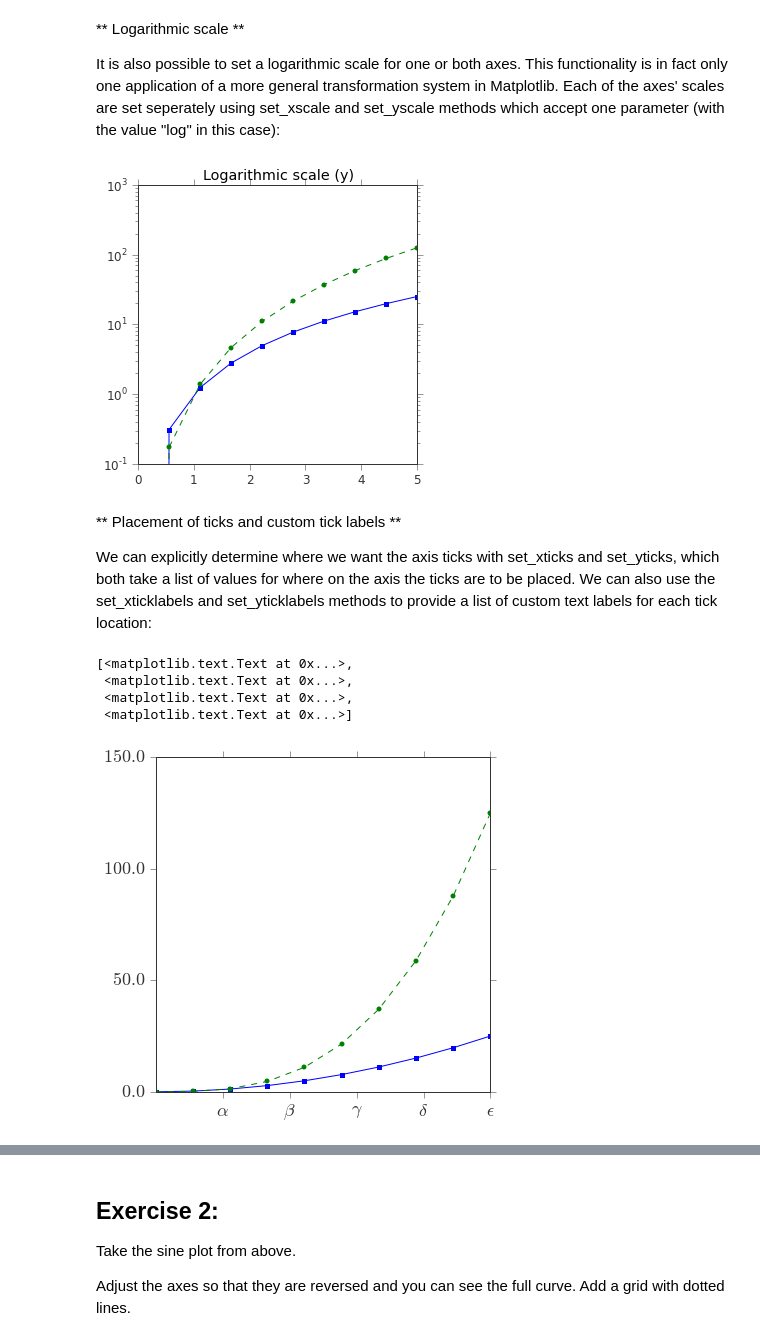
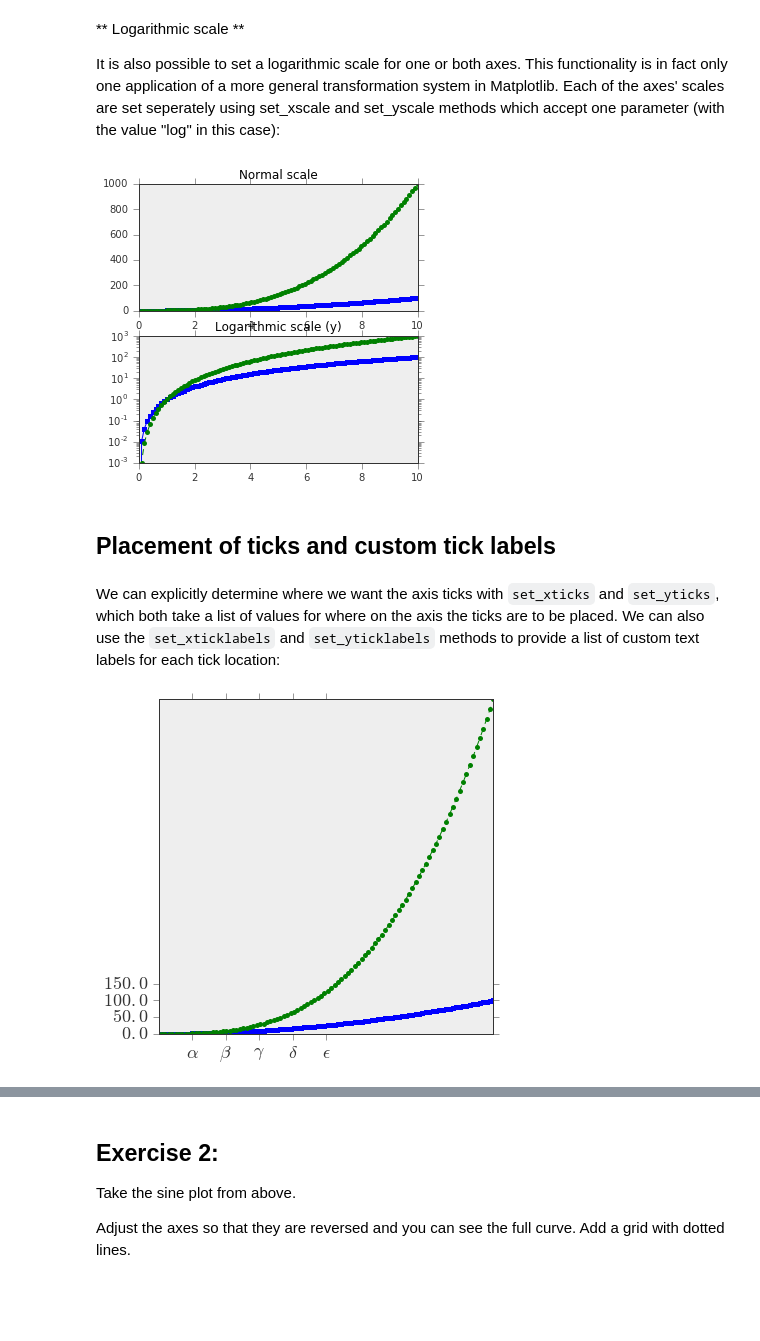
Before and after one commit to yanxiali/scicoder-2016, a Jupyter notebook: Jupyter Notebooks/Intro to Matplotlib.ipynb, the cells around one changed output, grey strips where cells are left out. Cells and saved outputs as stored; diff of their text form; code cells hidden in the pictures; blank space fills up the shorter version.

```diff
--- a/Jupyter Notebooks/Intro to Matplotlib.ipynb
+++ b/Jupyter Notebooks/Intro to Matplotlib.ipynb
@@ -199,0 +175,7 @@ fig.savefig("filename.pdf")
+# %%
+# Update the matplotlib configuration parameters
+matplotlib.rcParams['font.size'] = 18
+matplotlib.rcParams['font.family'] = 'serif'
+
+# Another font option (and another way to update the rcParams)
+#matplotlib.rcParams.update({'font.size': 18, 'font.family': 'STIXGeneral', 'mathtext.fontset': 'stix'})
@@ -199,0 +192,4 @@ fig.savefig("filename.pdf")
+# %%
+# And this restore the default from before
+matplotlib.rcParams.update(old_rcparams)
+#matplotlib.rcParams.update({'font.size': 12, 'font.family': 'sans', 'text.usetex': False})
@@ -206,0 +259,5 @@ y = np.sin(x)
+# %%
+ax.set_title('An OO-built plot!')
+ax.set_xlabel('x axis')
+ax.set_ylabel('y axis')
+# note that you *don't* see the figure when you run this
@@ -206,0 +277,4 @@ y = np.sin(x)
+# %%
+ax.title.set_fontsize(28)
+
+fig
@@ -235,30 +332,33 @@ ax.set_title("default axes ranges")
 
 It is also possible to set a logarithmic scale for one or both axes. This functionality is in fact only one application of a more general transformation system in Matplotlib. Each of the axes' scales are set seperately using set_xscale and set_yscale methods which accept one parameter (with the value "log" in this case):
 # %%
-fig, ax = plt.subplots(figsize=(5,5))
+def do_plotting_log(ax):
+    ax.plot(x, x**2, 'b-',marker='s', label=r"$y = \alpha^2$")
+    ax.plot(x, x**3, 'g--',marker='o', label=r"$y = \alpha^3$")
 
-#ax.plot(x, x**2, x, exp(x))
-#ax.set_title("Normal scale")
+fig, (ax1 ,ax2) = plt.subplots(2, figsize=(5,5))
 
-ax.plot(x, x**2, 'b-',marker='s', label=r"$y = \alpha^2$")
-ax.plot(x, x**3, 'g--',marker='o', label=r"$y = \alpha^3$")
-ax.set_yscale("log")
-ax.set_title("Logarithmic scale (y)");
+do_plotting_log(ax1)
+ax1.set_title("Normal scale")
+
+
+do_plotting_log(ax2)
+ax2.set_yscale("log")
+ax2.set_title("Logarithmic scale (y)");
 # %% [output]
-[figure, old version]
+[figure, new version]
+# %% [markdown]
+## Placement of ticks and custom tick labels
 # %% [markdown]
-** Placement of ticks and custom tick labels **
-
 We can explicitly determine where we want the axis ticks with
-set_xticks and set_yticks, which both take a list of values for
+`set_xticks` and `set_yticks`, which both take a list of values for
 where on the axis the ticks are to be placed. We can also use the
-set_xticklabels and set_yticklabels methods to provide a list of
+`set_xticklabels` and `set_yticklabels` methods to provide a list of
 custom text labels for each tick location:
 # %%
 fig, ax = plt.subplots(figsize=(6,6))
 
-ax.plot(x, x**2, 'b-',marker='s', label=r"$y = \alpha^2$")
-ax.plot(x, x**3, 'g--',marker='o', label=r"$y = \alpha^3$")
+do_plotting_log(ax)
 
 ax.set_xticks([1, 2, 3, 4, 5])
 ax.set_xticklabels([r'$\alpha$', r'$\beta$', r'$\gamma$', r'$\delta$', r'$\epsilon$'], fontsize=18)
@@ -267,9 +367,5 @@ yticks = [0, 50, 100, 150]
 ax.set_yticks(yticks)
 ax.set_yticklabels(["$%.1f$" % y for y in yticks], fontsize=18); # use LaTeX formatted labels
 # %% [output]
-[<matplotlib.text.Text at 0x...>,
- <matplotlib.text.Text at 0x...>,
- <matplotlib.text.Text at 0x...>,
- <matplotlib.text.Text at 0x...>]
-[figure, old version]
+[figure, new version]
 # %% [markdown]
```
Also changed, not shown: parts of 150 cells of this notebook, 11 other files.
